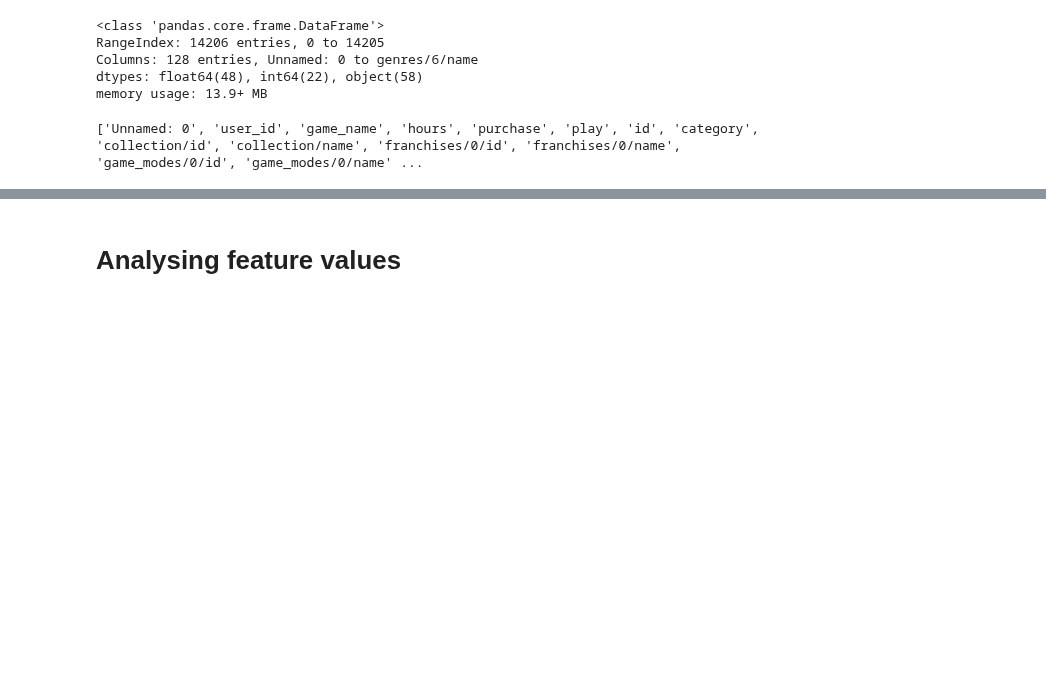
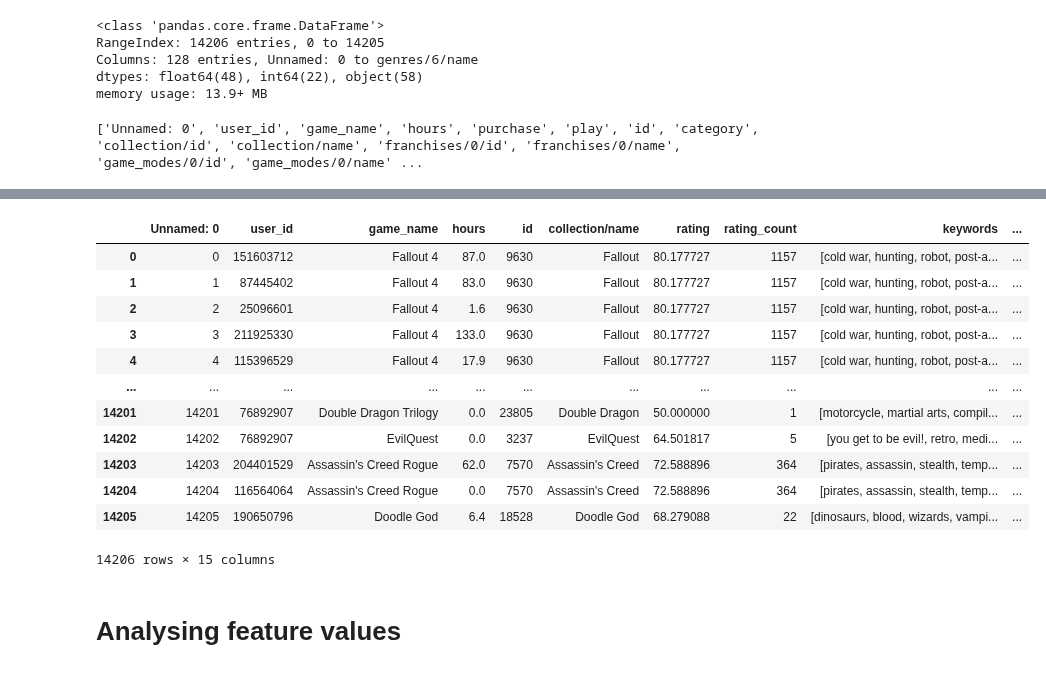
Before and after one commit to OmarEmad313/video-game-recommendation, a Jupyter notebook: video game recommendation with explicit rating/Video game recommendation with explicit data.ipynb, the cells around one changed output, grey strips where cells are left out. Saved outputs shown, nothing was run; the diff lists cells and outputs as text; code cells hidden in the pictures; blank space fills up the shorter version.

```diff
--- a/video game recommendation with explicit rating/Video game recommendation with explicit data.ipynb
+++ b/video game recommendation with explicit rating/Video game recommendation with explicit data.ipynb
@@ -119,0 +301,8 @@ keywords/2/name
+# %%
+
+#for deleting all columns
+for j in range(0, len(columns)):
+    columnName='game_modes/'+str(j)+'/name'
+    print(columnName)
+    if columnName in df.columns:
+        df = df.drop([columnName], axis=1)
@@ -119,0 +327,8 @@ keywords/2/name
+# %%
+
+#for deleting all columns
+for j in range(0, len(columns)):
+    columnName='platforms/'+str(j)+'/name'
+    print(columnName)
+    if columnName in df.columns:
+        df = df.drop([columnName], axis=1)
@@ -119,0 +353,8 @@ keywords/2/name
+# %%
+
+#for deleting all columns
+for j in range(0, len(columns)):
+    columnName='similar_games/'+str(j)+'/name'
+    print(columnName)
+    if columnName in df.columns:
+        df = df.drop([columnName], axis=1)
@@ -130,5 +391,0 @@ keywords/2/name
-# %%
-deleteVaraible ='\id'
-for j in range(0, len(columns)):
-    if(columns[j].str.contains(deleteVaraible))
-    df = df.drop([column[j]], axis=1)
@@ -135,2 +398,18 @@ for j in range(0, len(columns)):
 # %%
 dfColumns=df.columns
+# %%
+display(df)
+# %% [output]
+|  | Unnamed: 0 | user_id | game_name | hours | id | collection/name | rating | rating_count | keywords | ... |
+| 0 | 0 | 151603712 | Fallout 4 | 87.0 | 9630 | Fallout | 80.177727 | 1157 | [cold war, hunting, robot, post-a... | ... |
+| 1 | 1 | 87445402 | Fallout 4 | 83.0 | 9630 | Fallout | 80.177727 | 1157 | [cold war, hunting, robot, post-a... | ... |
+| 2 | 2 | 25096601 | Fallout 4 | 1.6 | 9630 | Fallout | 80.177727 | 1157 | [cold war, hunting, robot, post-a... | ... |
+| 3 | 3 | 211925330 | Fallout 4 | 133.0 | 9630 | Fallout | 80.177727 | 1157 | [cold war, hunting, robot, post-a... | ... |
+| 4 | 4 | 115396529 | Fallout 4 | 17.9 | 9630 | Fallout | 80.177727 | 1157 | [cold war, hunting, robot, post-a... | ... |
+| ... | ... | ... | ... | ... | ... | ... | ... | ... | ... | ... |
+| 14201 | 14201 | 76892907 | Double Dragon Trilogy | 0.0 | 23805 | Double Dragon | 50.000000 | 1 | [motorcycle, martial arts, compil... | ... |
+| 14202 | 14202 | 76892907 | EvilQuest | 0.0 | 3237 | EvilQuest | 64.501817 | 5 | [you get to be evil!, retro, medi... | ... |
+| 14203 | 14203 | 204401529 | Assassin's Creed Rogue | 62.0 | 7570 | Assassin's Creed | 72.588896 | 364 | [pirates, assassin, stealth, temp... | ... |
+| 14204 | 14204 | 116564064 | Assassin's Creed Rogue | 0.0 | 7570 | Assassin's Creed | 72.588896 | 364 | [pirates, assassin, stealth, temp... | ... |
+| 14205 | 14205 | 190650796 | Doodle God | 6.4 | 18528 | Doodle God | 68.279088 | 22 | [dinosaurs, blood, wizards, vampi... | ... |
+14206 rows × 15 columns
```
Also changed, not shown: parts of 27 cells of this notebook.
